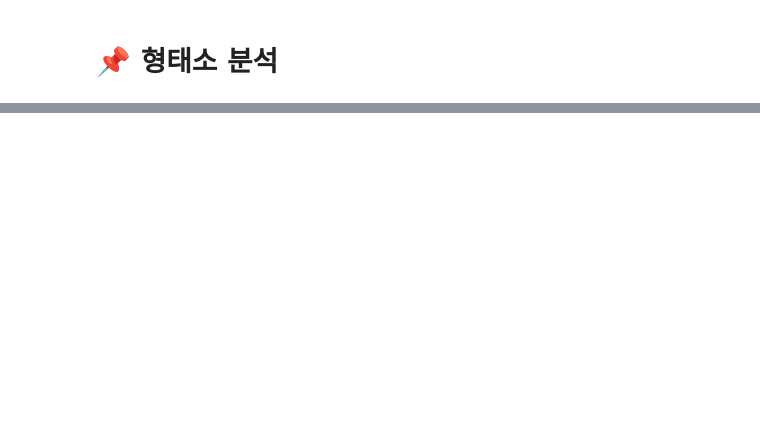
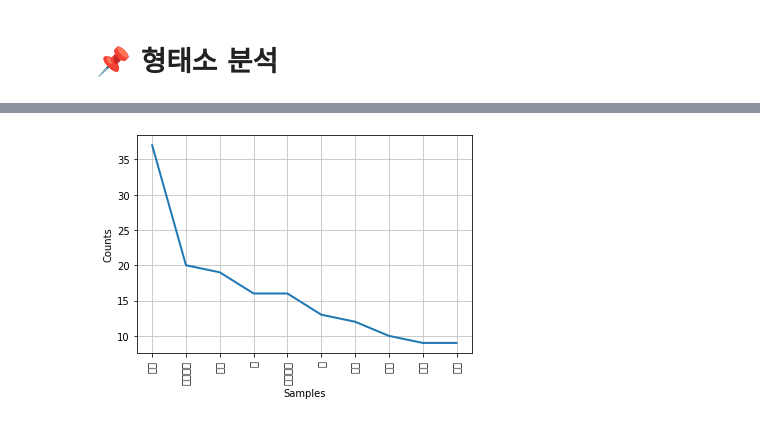
Before and after one commit to jangchangwan/ChuAniOne, a Jupyter notebook: data/subtitle/analysis.ipynb, the cells around one changed output, grey strips where cells are left out. Saved outputs shown, nothing was run; the diff lists cells and outputs as text; code cells hidden in the pictures; blank space fills up the shorter version.

```diff
--- a/data/subtitle/analysis.ipynb
+++ b/data/subtitle/analysis.ipynb
@@ -41,0 +51,13 @@ print(m.parse(sentence))
+# %%
+import re
+
+# 불용어 리스트 생성
+stop_words = []
+with open("stop_words_japanese.txt", "r", encoding="UTF8") as f :
+  lines = f.readlines()
+  # for stop_word in lines:
+  #   stop_words.append(stop_word.strip())
+  stop_words = [stop_word.strip() for stop_word in lines]
+
+# 생성된 불용어 리스트 확인
+print("불용어: ", stop_words)
@@ -41,0 +75,72 @@ print(m.parse(sentence))
+# %%
+import sys
+import MeCab
+import neologdn
+from nltk.probability import FreqDist
+from matplotlib import rcParams
+rcParams["font.family"] = 'sans-serif'
+
+CONTENT_WORD_POS = ("名詞", "動詞", "形容詞", "副詞", "未知語")
+IGNORE = ("接尾", "非自立", "代名詞")
+
+def is_content_word(feature):
+    return feature.startswith(CONTENT_WORD_POS) and all(f not in IGNORE for f in feature.split(",")[:6])
+
+sentence = ""
+file_path = "C:\\Users\\sodud\\study\\ssafy_spec_pjt\\subtitle\\data\\refined_text\\"
+text = open(file_path + "Getter_Robot_Go_001.txt", "r", encoding="UTF8")
+for line in text:
+  sentence += line
+
+try:
+  # 품사 분석
+  tagger = MeCab.Tagger()
+
+  # 기본 출력 결과
+  # print(tagger.parse(sentence))
+
+  sentence = neologdn.normalize(sentence,repeat = 2)
+  sentence = "".join([i for i in sentence if i.isalpha() or i.isspace()])
+  result = tagger.parseToNode(sentence)
+
+  stop_words = []
+  with open("stop_words_japanese.txt", "r", encoding="UTF8") as f :
+    lines = f.readlines()
+    stop_words = [stop_word.strip() for stop_word in lines]
+
+  content_words = []
+
+  while result:
+    if is_content_word(result.feature):
+      lemma = result.feature.split(",")[6] if len(result.feature.split(",")) > 6 and result.feature.split(",")[6] != "*" else result.surface
+      if lemma not in stop_words:
+        content_words.append((lemma))
+    result = result.next
+
+  print(content_words)
+
+  fdist = FreqDist(content_words)
+  fdist.plot(10, cumulative=False)
+
+  # m = tagger.parseToNode(sentence)
+  # while m:
+  #   print(m.surface, "\t", m.feature)
+  #   m = m.next
+  # print("EOS")
+
+  # 일본어 사전 정보 출력
+  # d = tagger.dictionary_info()
+  # while d:
+  #   print("filename: %s" % d.filename)
+  #   print("charset: %s" %  d.charset)
+  #   print("size: %d" %  d.size)
+  #   print("type: %d" %  d.type)
+  #   print("lsize: %d" %  d.lsize)
+  #   print("rsize: %d" %  d.rsize)
+  #   print("version: %d" %  d.version)
+  #   d = d.next
+
+
+except RuntimeError as e:
+    print("RuntimeError:", e)
+# %% [output]
@@ -41,0 +148 @@ print(m.parse(sentence))
+[figure, added]
```
Also changed, not shown: parts of 8 cells of this notebook.
